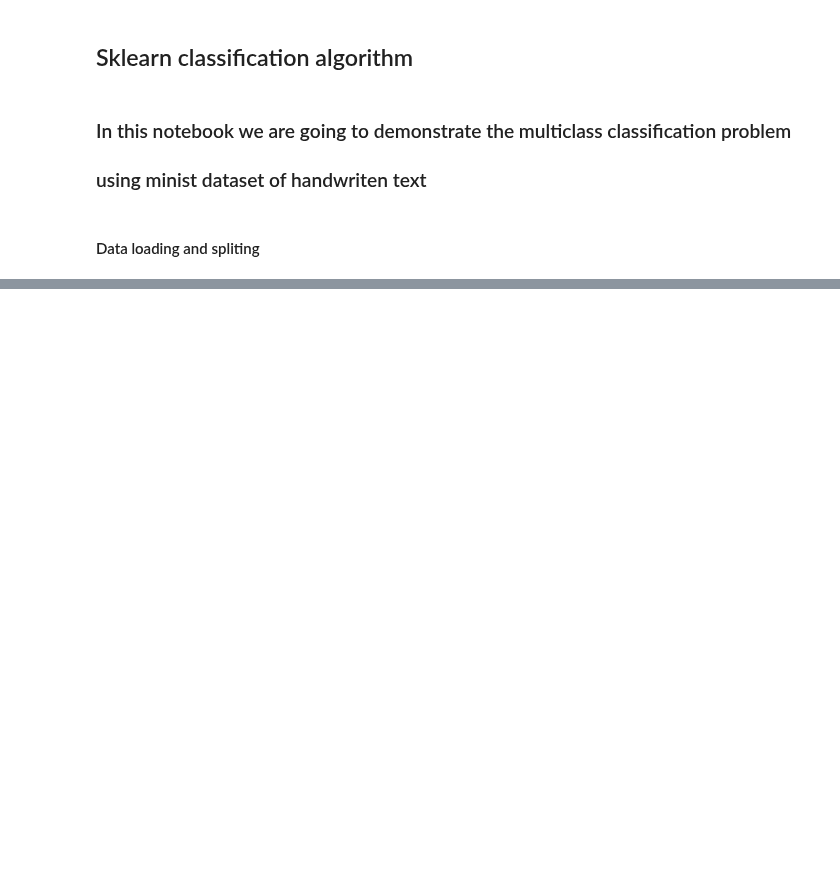
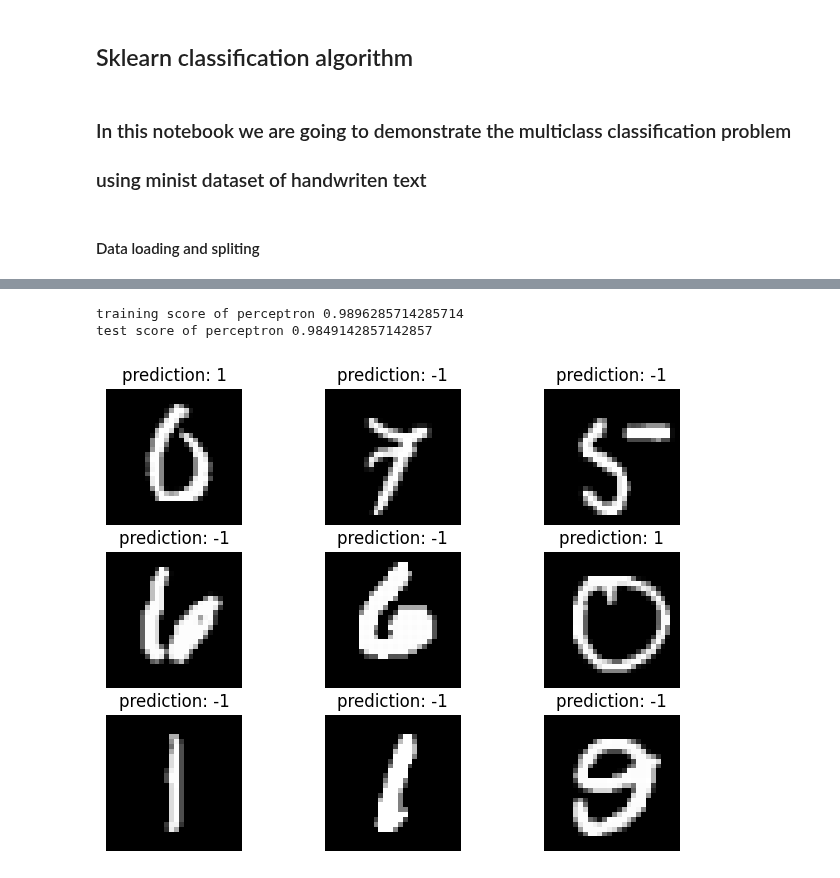
Before and after one commit to aniketkalra11/basic_kaggle_practice, a Jupyter notebook: MLP_practice_book/week5/classification_sklearn.ipynb, the cells around one changed output, grey strips where cells are left out. Saved outputs shown, nothing was run; the diff lists cells and outputs as text; code cells hidden in the pictures; blank space fills up the shorter version.

```diff
--- a/MLP_practice_book/week5/classification_sklearn.ipynb
+++ b/MLP_practice_book/week5/classification_sklearn.ipynb
@@ -27,0 +112,34 @@ X, y = fetch_openml('mnist_784', version= 1, return_X_y= True)
+# %%
+y_train_0 =  np.full((len(y_train)), -1) # we are creating a numpy array with
+y_test_0 = np.full((len(y_test)), -1) # y_train and x_train
+
+index_0 = np.where(y_train == '0') # extracting the indexes of label '0'
+y_train_0[index_0] = 1 # assinging the zero label index values with +1
+
+index_0 = np.where(y_test == '0') # same we are doing with test dataset
+y_test_0[index_0] = 1
+# %%
+# now we are going to apply perceptron algorithm using transformed dataset
+perceptron = Perceptron(max_iter= 1000, random_state= 1729)
+
+perceptron.fit(x_train, y_train_0)
+print('training score of perceptron', perceptron.score(x_train, y_train_0))
+print('test score of perceptron', perceptron.score(x_test, y_test_0))
+# %% [output]
+training score of perceptron 0.9896285714285714
+test score of perceptron 0.9849142857142857
+# %%
+y_hat_test_0 = perceptron.predict(x_test)
+num_images = 9
+factor = int(np.sqrt(num_images))
+fig, ax = plt.subplots(nrows= factor, ncols= factor, figsize= (8, 6))
+idx_offset = 0
+
+for i in range(factor):
+    index = idx_offset + i * factor
+    for j in range(factor):
+        ax[i, j].imshow(x_test[index + j].reshape(28, 28), cmap='gray')
+        ax[i, j].set_title('prediction: {}'.format(str(y_hat_test_0[index + j])))
+        ax[i, j].set_axis_off()
+# %% [output]
+[figure, added]
```
Also changed, not shown: parts of 25 cells of this notebook, 1 other file.
